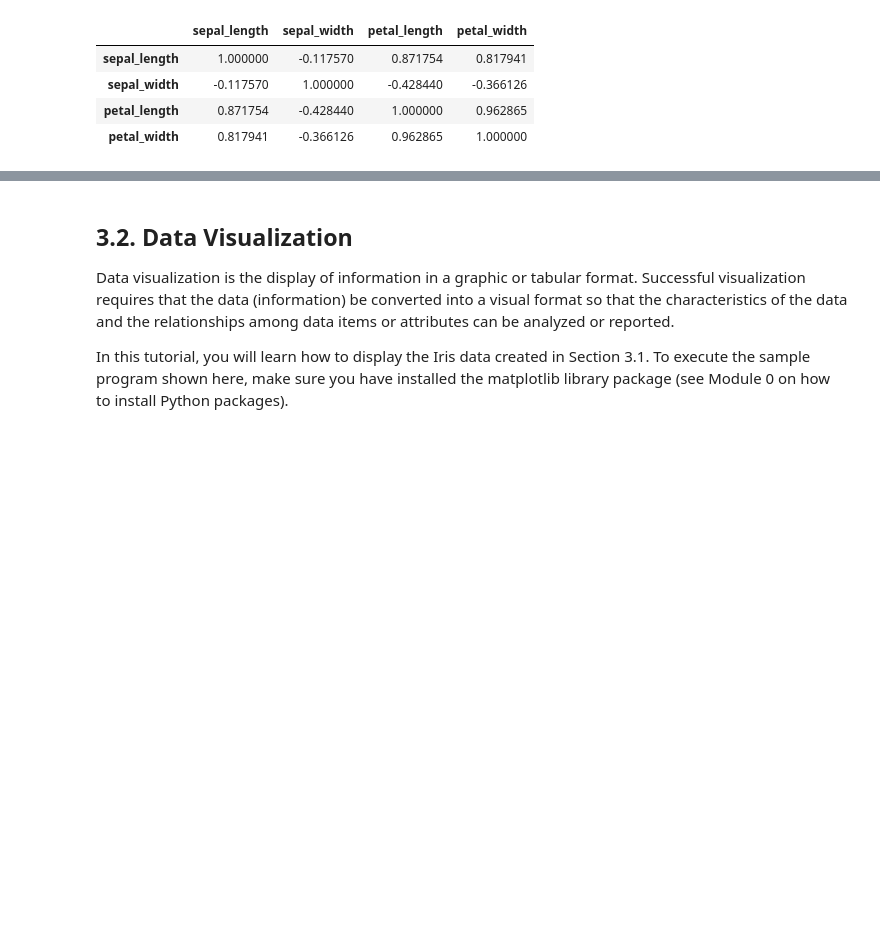
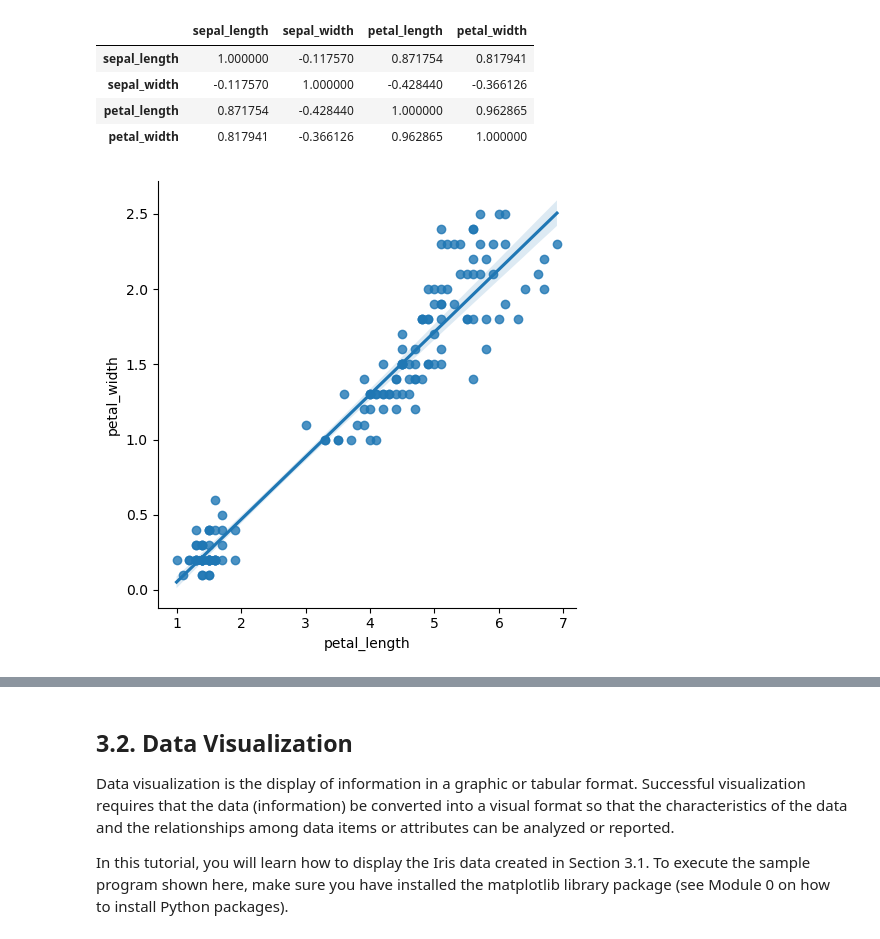
Before and after one commit to maptv/Introduction_to_Data_Mining_R_Examples, a Jupyter notebook: book_src/tutorial3.ipynb, the cells around one changed output, grey strips where cells are left out. Cells and saved outputs as stored; diff of their text form; code cells hidden in the pictures; blank space fills up the shorter version.

```diff
--- a/book_src/tutorial3.ipynb
+++ b/book_src/tutorial3.ipynb
@@ -285,3 +298,7 @@ Correlation:
 | sepal_width | -0.117570 | 1.000000 | -0.428440 | -0.366126 |
 | petal_length | 0.871754 | -0.428440 | 1.000000 | 0.962865 |
 | petal_width | 0.817941 | -0.366126 | 0.962865 | 1.000000 |
+# %%
+sns.lmplot(iris, x="petal_length", y="petal_width");
+# %% [output]
+[figure, added]
```
Also changed, not shown: parts of 5 cells of this notebook, 1 other file.
